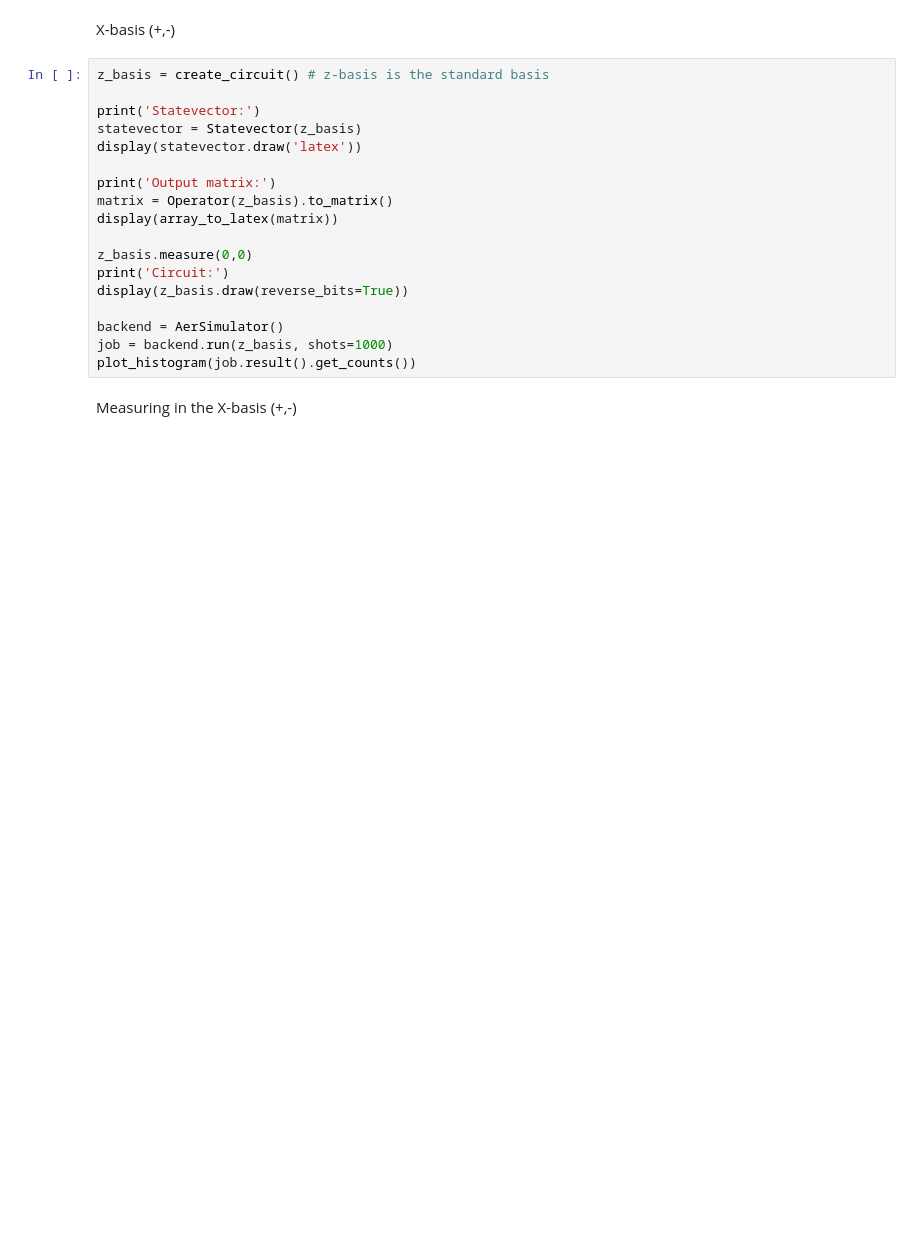
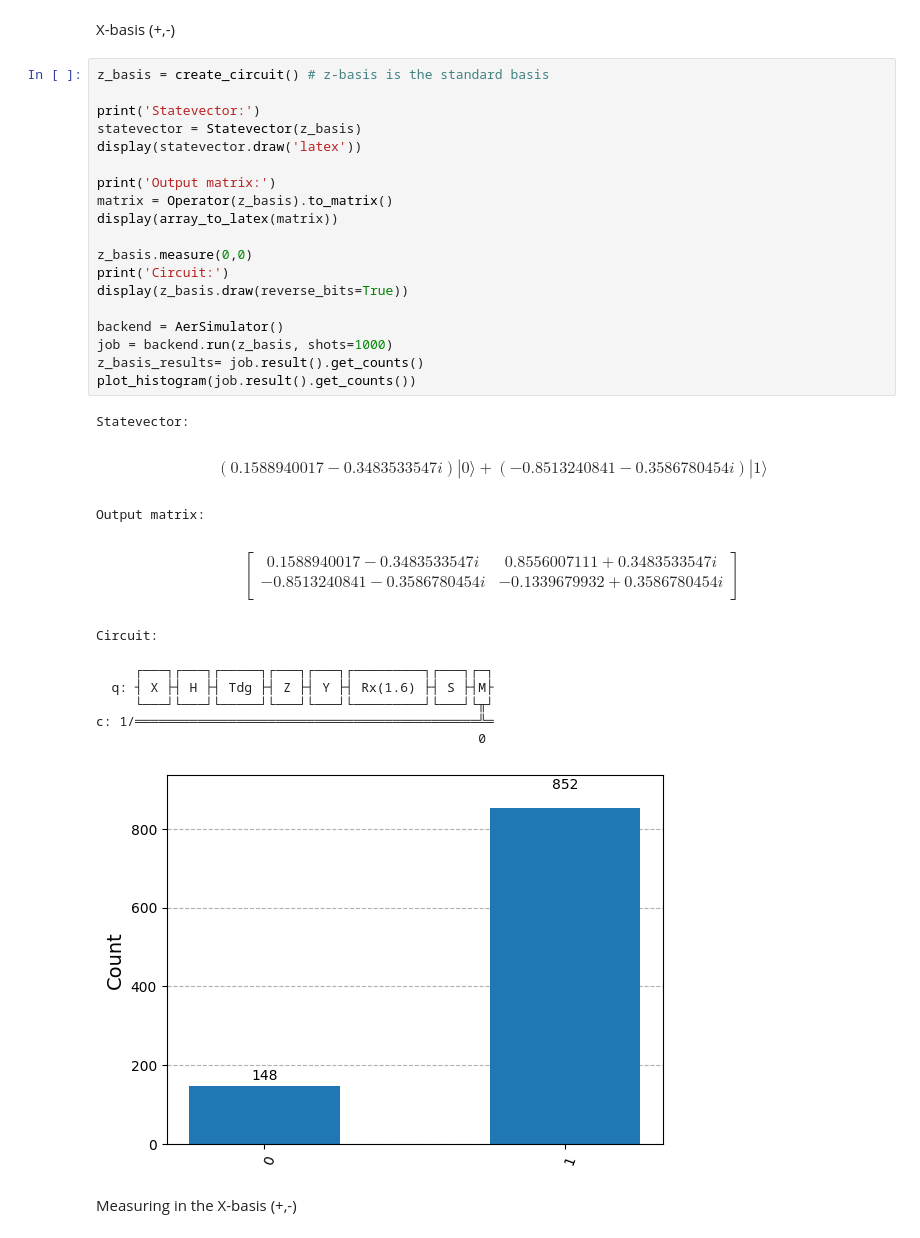
Before and after one commit to auroraingebrigtsen/Assignment1-Inf367, a Jupyter notebook: Quantum2024_MandatoryI_Coding.ipynb, the cells around one changed output. Drawn from its saved outputs; the diff is of its cells as text; blank space fills up the shorter version.

```diff
--- a/Quantum2024_MandatoryI_Coding.ipynb
+++ b/Quantum2024_MandatoryI_Coding.ipynb
@@ -174,21 +278,39 @@ X-basis (+,-)
 # %%
 z_basis = create_circuit() # z-basis is the standard basis
 
 print('Statevector:')
 statevector = Statevector(z_basis)
 display(statevector.draw('latex'))
 
 print('Output matrix:')
 matrix = Operator(z_basis).to_matrix()
 display(array_to_latex(matrix))
 
 z_basis.measure(0,0)
 print('Circuit:')
 display(z_basis.draw(reverse_bits=True))
 
 backend = AerSimulator()
 job = backend.run(z_basis, shots=1000)
+z_basis_results= job.result().get_counts()
 plot_histogram(job.result().get_counts())
+# %% [output]
+Statevector:
+$$(0.1588940017 - 0.3483533547 i) |0\rangle+(-0.8513240841 - 0.3586780454 i) |1\rangle$$
+Output matrix:
+$$
+\begin{bmatrix}
+0.1588940017 - 0.3483533547 i & 0.8556007111 + 0.3483533547 i  \\
+ -0.8513240841 - 0.3586780454 i & -0.1339679932 + 0.3586780454 i  \\
+ \end{bmatrix}
+$$
+Circuit:
+     ┌───┐┌───┐┌─────┐┌───┐┌───┐┌─────────┐┌───┐┌─┐
+  q: ┤ X ├┤ H ├┤ Tdg ├┤ Z ├┤ Y ├┤ Rx(1.6) ├┤ S ├┤M├
+     └───┘└───┘└─────┘└───┘└───┘└─────────┘└───┘└╥┘
+c: 1/════════════════════════════════════════════╩═
+                                                 0
+[figure, added]
 # %% [markdown]
 Measuring in the X-basis (+,-)
 # %%
```
Also changed, not shown: parts of 13 cells of this notebook.
